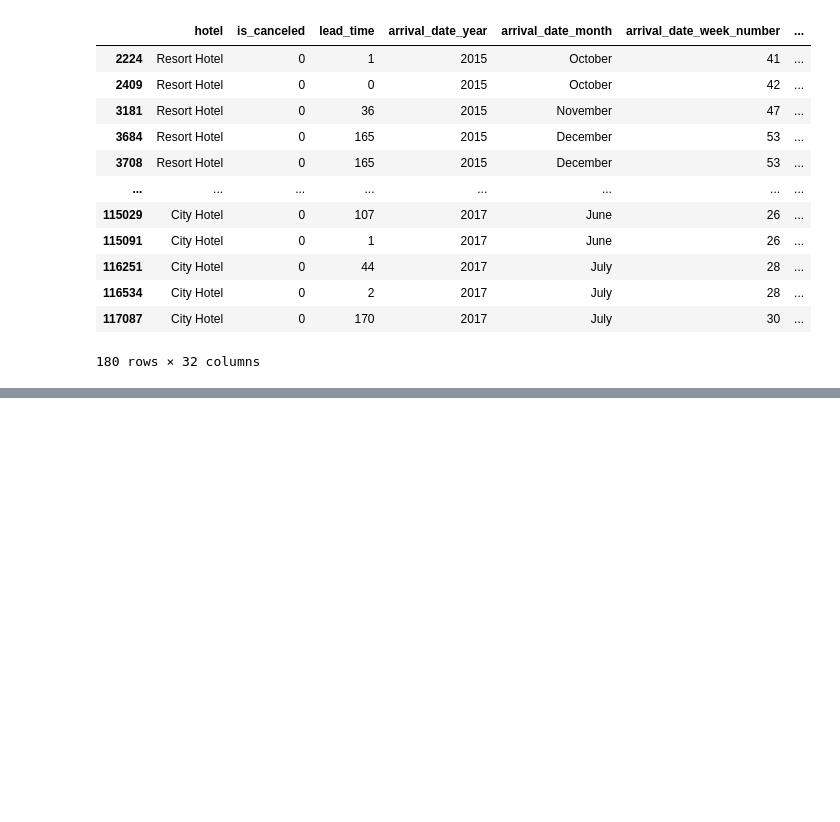
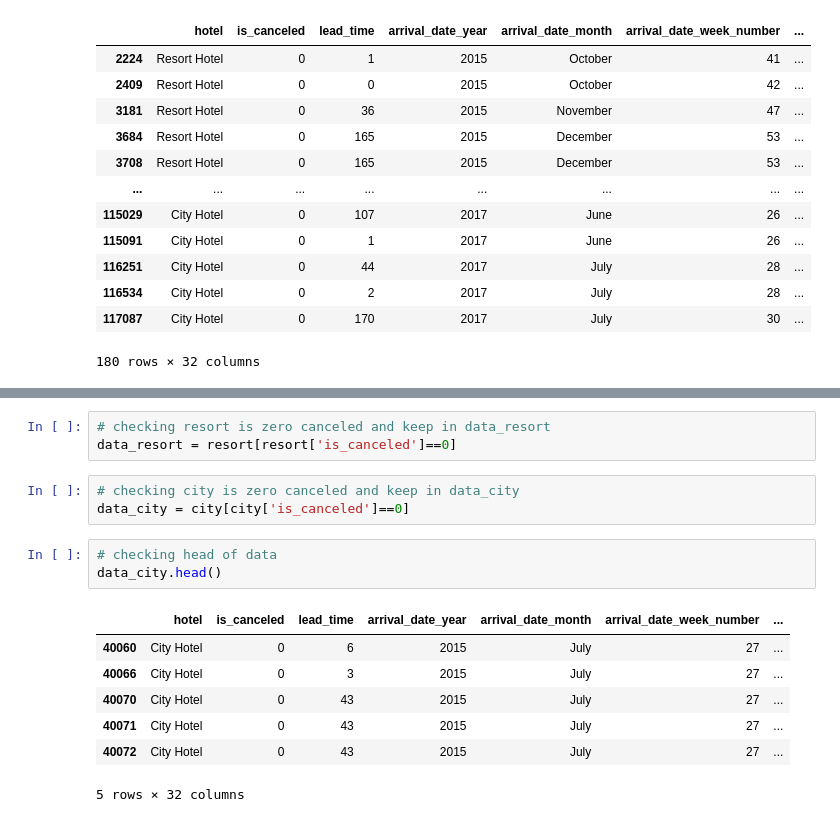
Before and after one commit to Sumetjutha/031_Real_Project_Analysis_Python, a Jupyter notebook: 002_Hotel_Booking_Data_Analysis.ipynb, the cells around one changed output, grey strips where cells are left out. Drawn from its saved outputs; the diff is of its cells as text; blank space fills up the shorter version.

```diff
--- a/002_Hotel_Booking_Data_Analysis.ipynb
+++ b/002_Hotel_Booking_Data_Analysis.ipynb
@@ -153,0 +319,17 @@ data.head()
+# %%
+# checking resort is zero canceled and keep in data_resort
+data_resort = resort[resort['is_canceled']==0]
+# %%
+# checking city is zero canceled and keep in data_city
+data_city = city[city['is_canceled']==0]
+# %%
+# checking head of data
+data_city.head()
+# %% [output]
+|  | hotel | is_canceled | lead_time | arrival_date_year | arrival_date_month | arrival_date_week_number | ... |
+| 40060 | City Hotel | 0 | 6 | 2015 | July | 27 | ... |
+| 40066 | City Hotel | 0 | 3 | 2015 | July | 27 | ... |
+| 40070 | City Hotel | 0 | 43 | 2015 | July | 27 | ... |
+| 40071 | City Hotel | 0 | 43 | 2015 | July | 27 | ... |
+| 40072 | City Hotel | 0 | 43 | 2015 | July | 27 | ... |
+5 rows × 32 columns
```
Also changed, not shown: parts of 40 cells of this notebook.
